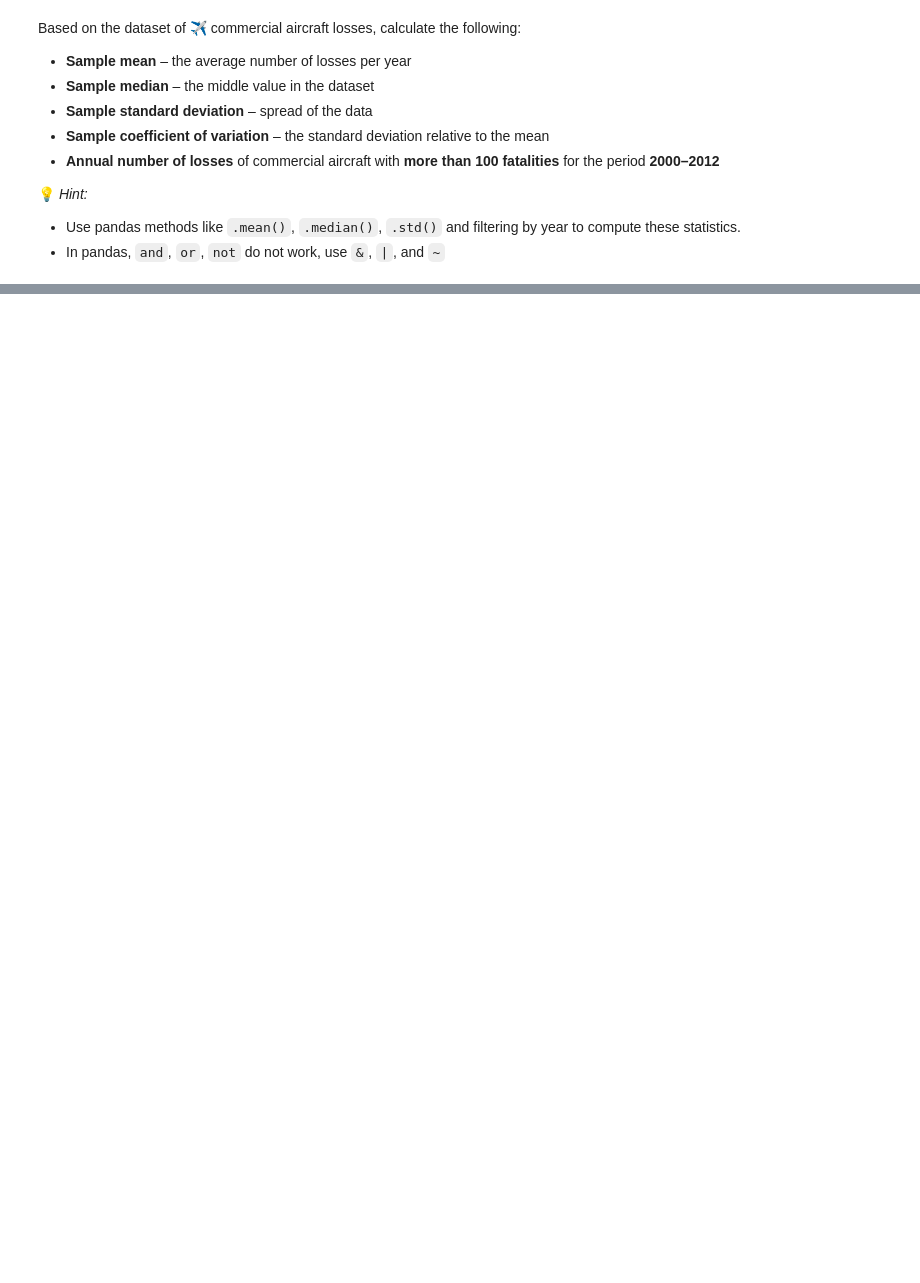
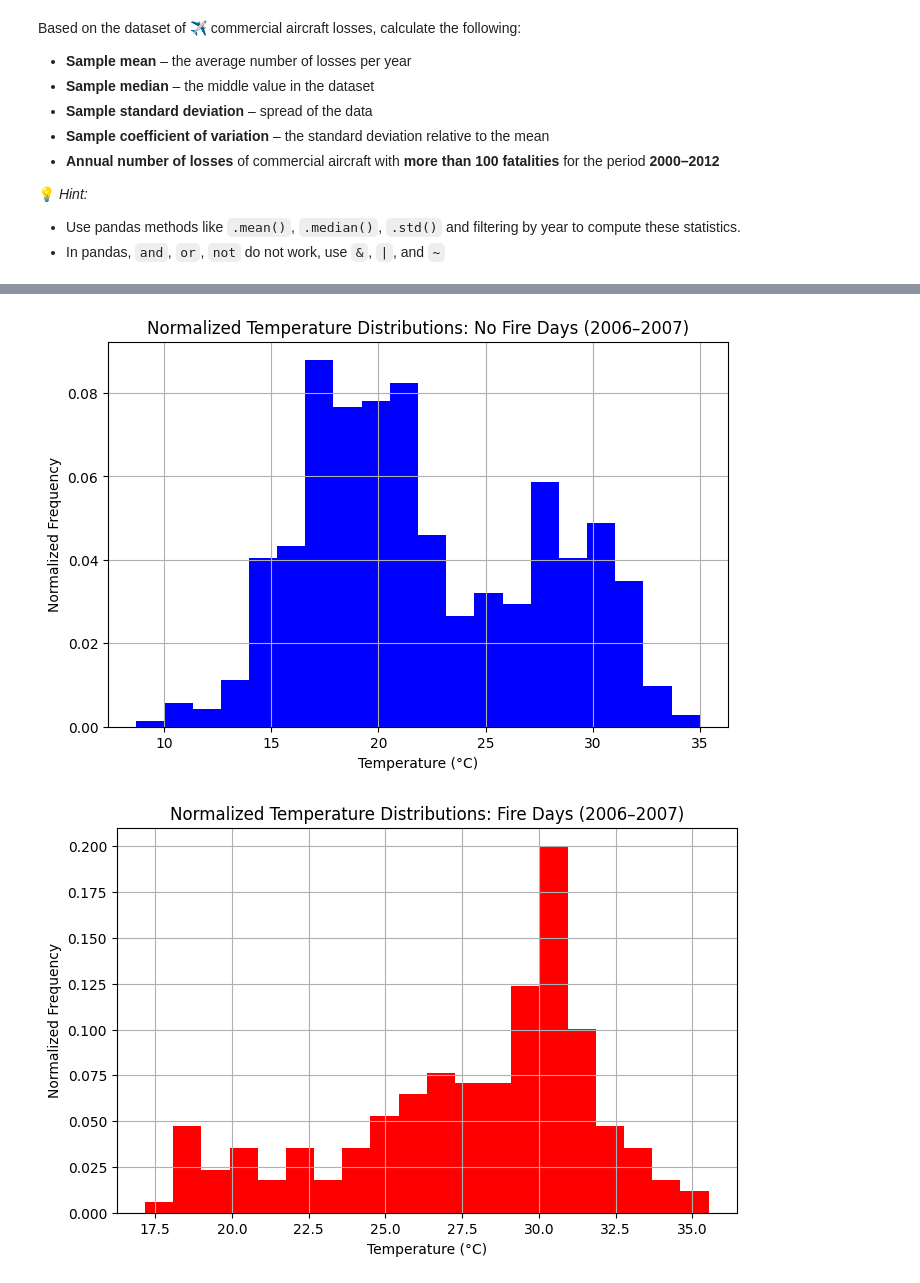
Before and after one commit to theresa-hefele/risk-analysis, a Jupyter notebook: week1/week1_intro2python_solution.ipynb, the cells around one changed output, grey strips where cells are left out. Drawn from its saved outputs; the diff is of its cells as text; code cells hidden in the pictures; blank space fills up the shorter version.

```diff
--- a/week1/week1_intro2python_solution.ipynb
+++ b/week1/week1_intro2python_solution.ipynb
@@ -405,0 +636,25 @@ weather_fire_data = pd.read_csv("weather_fires.csv")
+# %%
+# Create a flag for fire days
+weather_fire_data["FireDay"] = weather_fire_data["Number"] > 0
+
+# Separate fire vs no-fire days
+temps_fire = weather_fire_data[weather_fire_data["FireDay"] == True]["Mean_Temp"]
+temps_no_fire = weather_fire_data[weather_fire_data["FireDay"] == False]["Mean_Temp"]
+
+plt.figure(figsize=(8,5))
+plt.hist(temps_no_fire, bins=20, color='blue', density=True) # density=True normalizes the histogram
+plt.title("Normalized Temperature Distributions: No Fire Days (2006–2007)")
+plt.xlabel("Temperature (°C)")
+plt.ylabel("Normalized Frequency")
+plt.grid(True)
+
+plt.figure(figsize=(8,5))
+plt.hist(temps_fire, bins=20, color='red', density=True)
+plt.title("Normalized Temperature Distributions: Fire Days (2006–2007)")
+plt.xlabel("Temperature (°C)")
+plt.ylabel("Normalized Frequency")
+plt.grid(True)
+plt.show()
+# %% [output]
+[figure, added]
+[figure, added]
```
Also changed, not shown: parts of 29 cells of this notebook, 2 other files.
